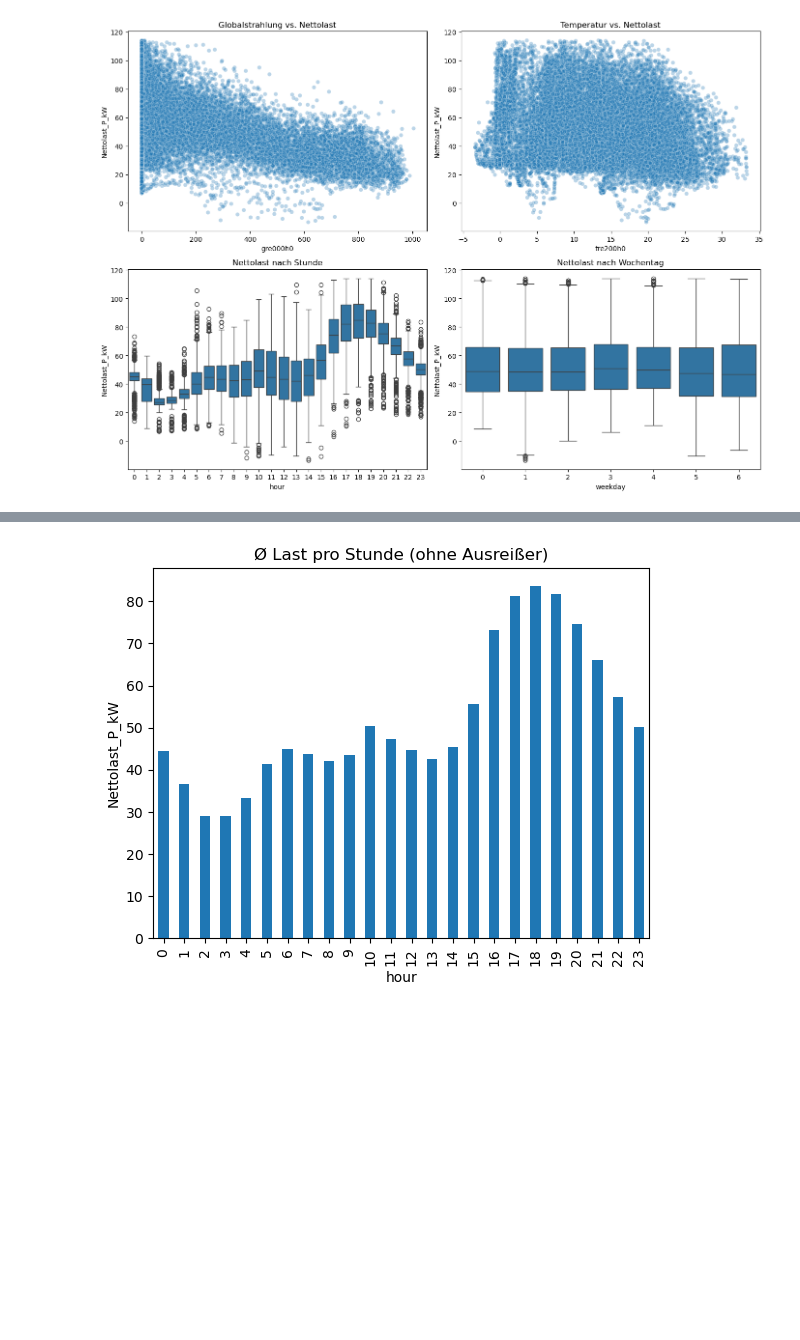
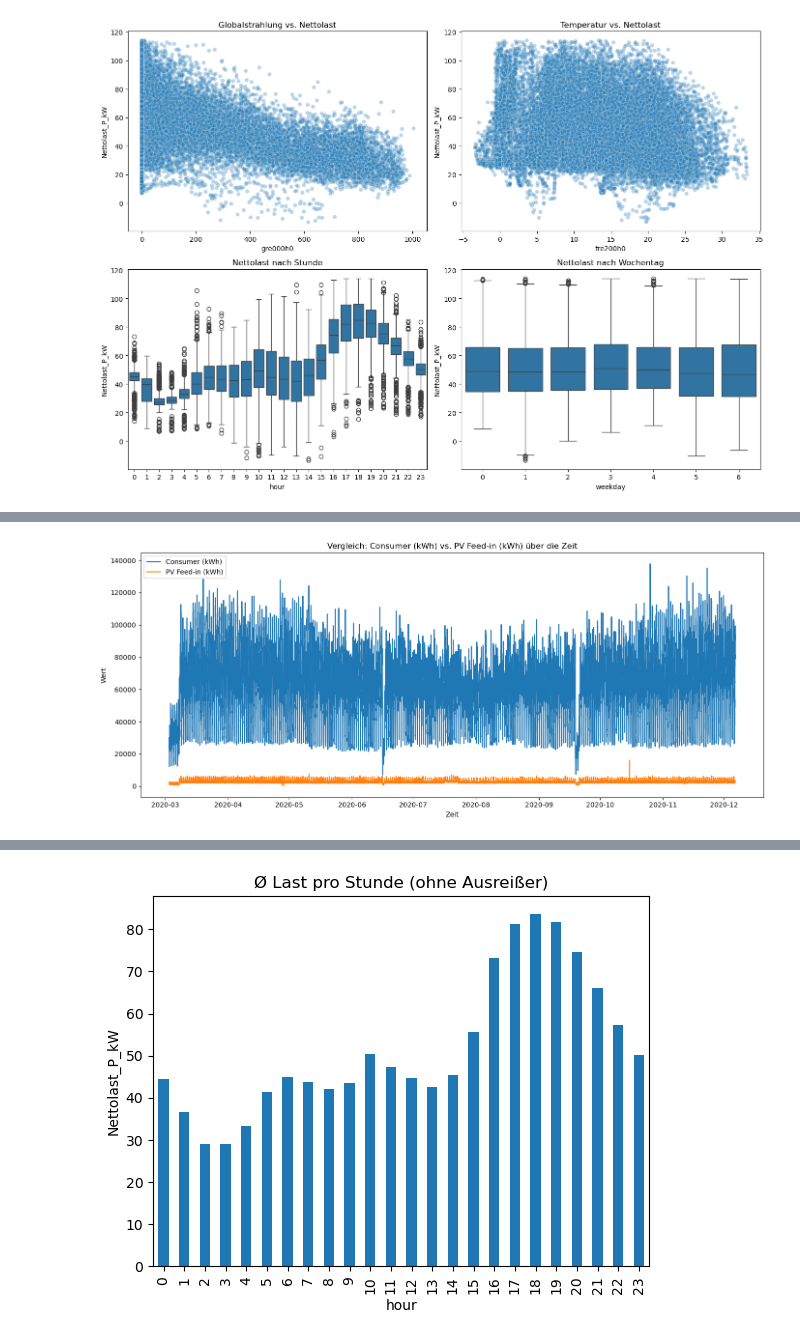
Before and after one commit to feizicodes/ml-netload-prediction, a Jupyter notebook: scr/EDA.ipynb, the cells around one changed output, grey strips where cells are left out. Saved outputs shown, nothing was run; the diff lists cells and outputs as text; code cells hidden in the pictures; blank space fills up the shorter version.

```diff
--- a/scr/EDA.ipynb
+++ b/scr/EDA.ipynb
@@ -135,0 +165,27 @@ plt.show()
+# %%
+
+import matplotlib.pyplot as plt
+# Plot the second and third columns over time for comparison
+plt.figure(figsize=(14, 6))
+plt.plot(df['time'], df.iloc[:, 1], label=df.columns[1])  # Consumer (kWh)
+plt.plot(df['time'], df.iloc[:, 2], label=df.columns[2])  # 1-1:2290*255
+plt.xlabel('Time')
+plt.ylabel('Value')
+plt.title(f'Comparison: {df.columns[1]} vs. {df.columns[2]} over Time')
+plt.legend()
+plt.tight_layout()
+plt.show()
+df['time'] = pd.to_datetime(df['time'])
+
+# Plot der zweiten und vierten Spalte über die Zeit
+plt.figure(figsize=(14, 6))
+plt.plot(df['time'], df.iloc[:, 1], label=df.columns[1])
+plt.plot(df['time'], df.iloc[:, 3], label=df.columns[3])
+plt.xlabel('Zeit')
+plt.ylabel('Wert')
+plt.title(f'Vergleich: {df.columns[1]} vs. {df.columns[3]} über die Zeit')
+plt.legend()
+plt.tight_layout()
+plt.show()
+# %% [output]
+[figure, added]
```
Also changed, not shown: parts of 4 cells of this notebook, 4 other files.
